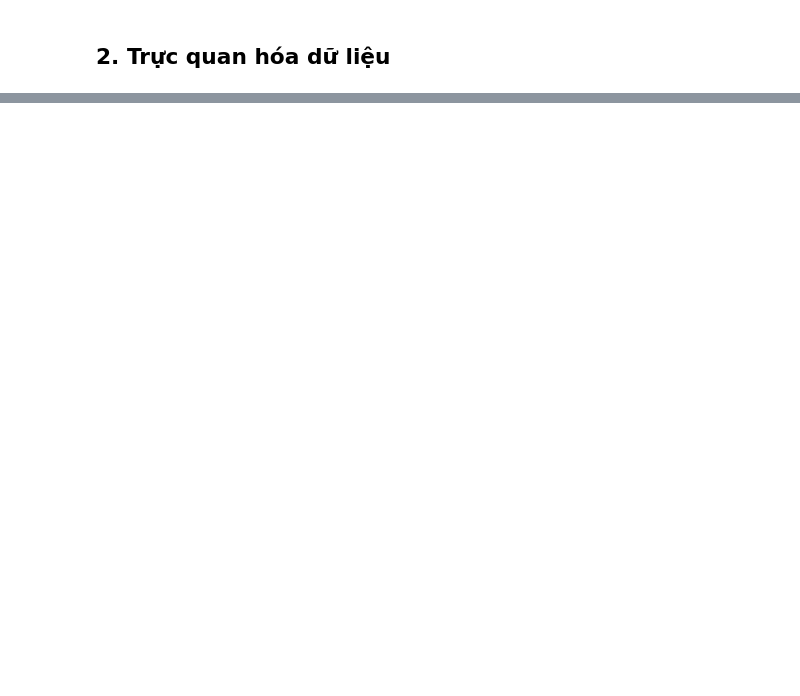
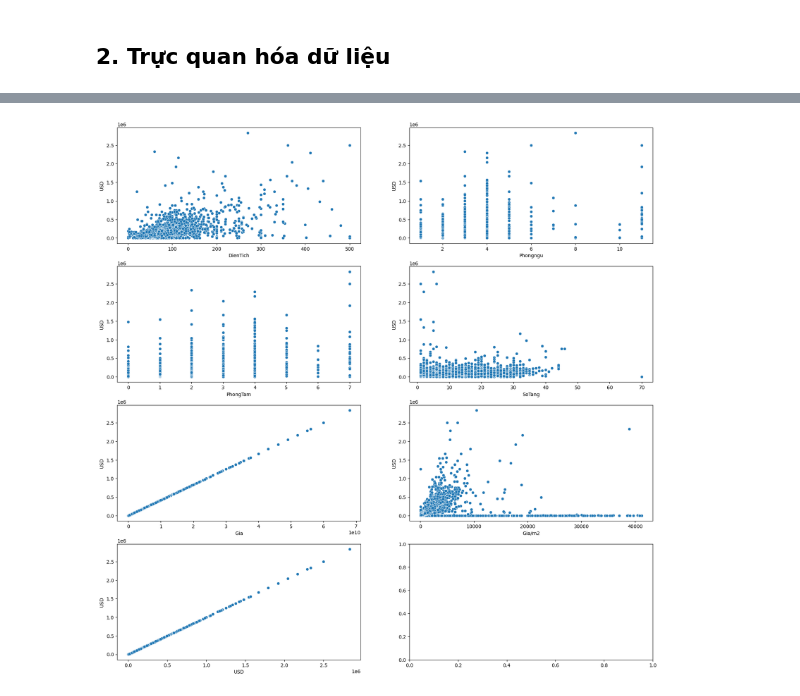
Before and after one commit to adamwilling/TLCN-KTDL-32, a Jupyter notebook: EDA.ipynb, the cells around one changed output, grey strips where cells are left out. Saved outputs shown, nothing was run; the diff lists cells and outputs as text; code cells hidden in the pictures; blank space fills up the shorter version.

```diff
--- a/EDA.ipynb
+++ b/EDA.ipynb
@@ -273,0 +266,9 @@ for var in categorical_vars:
+# %%
+# trực quan hóa các biến với "USD"
+# các biểu đồ liên tiếp nhau
+fig, axes = plt.subplots(4, 2, figsize=(20, 20))
+axes = axes.flatten()
+for ax, catplot in zip(axes, continuous_vars):
+    sns.scatterplot(x=catplot, y='USD', data=df, ax=ax)
+# %% [output]
+[figure, added]
```
Also changed, not shown: parts of 9 cells of this notebook, 1 other file.
